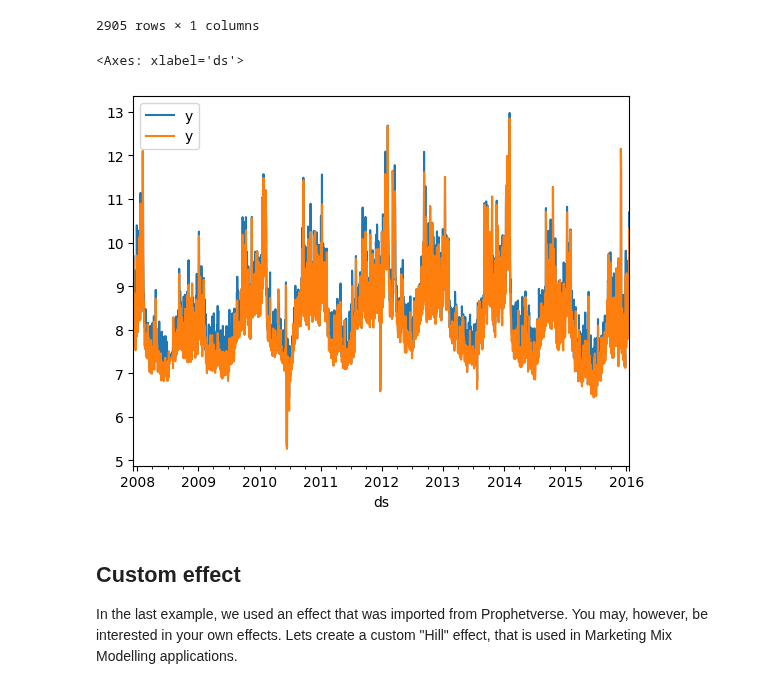
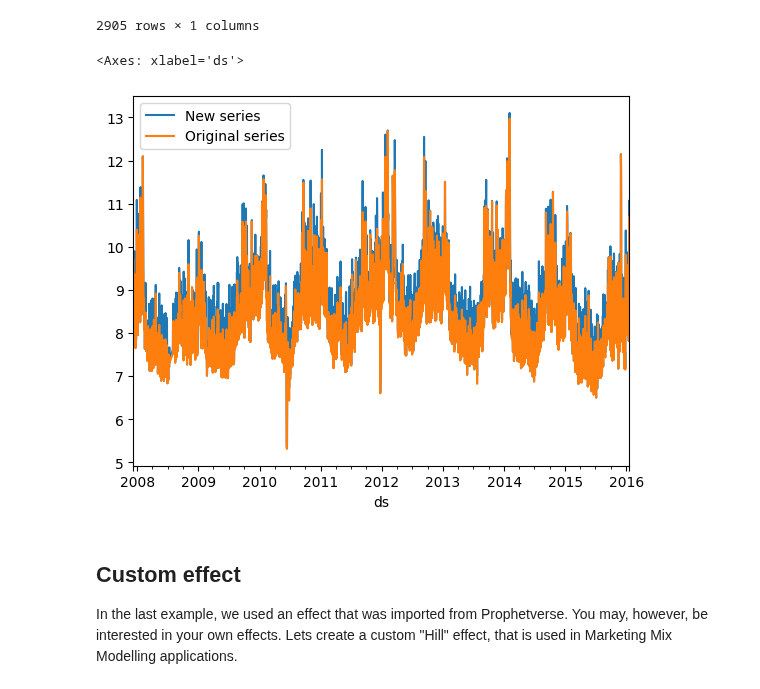
Before and after one commit to felipeangelimvieira/prophetverse, a Jupyter notebook: docs/examples/custom-effect.ipynb, the cells around one changed output. Drawn from its saved outputs; the diff is of its cells as text; code cells hidden in the pictures.

```diff
--- a/docs/examples/custom-effect.ipynb
+++ b/docs/examples/custom-effect.ipynb
@@ -42,18 +42,18 @@ display(y)
 # %%
 y2 = y.copy()
 # Set numpy seed
 np.random.seed(0)
 
 # Create random input
 X = pd.DataFrame(
     np.abs(np.random.rand(len(y2), 1))**4,
     index=y2.index,
     columns=["exog"],
 )
 true_exog_effect = np.log(1.5 * X["exog"].values.reshape((-1, 1)) + 1) * 0.8
-y2 = y + true_exog_effect
-ax = y2.plot.line()
-y.plot.line(ax=ax)
+y = y + true_exog_effect
+ax = y.rename(columns={"y" : "New series"}).plot.line()
+(y - true_exog_effect).rename(columns={"y": "Original series"}).plot.line(ax=ax)
 # %% [output]
 <Axes: xlabel='ds'>
-[figure, old version]
+[figure, new version]
```
Also changed, not shown: parts of 7 cells of this notebook, 1 other file.
